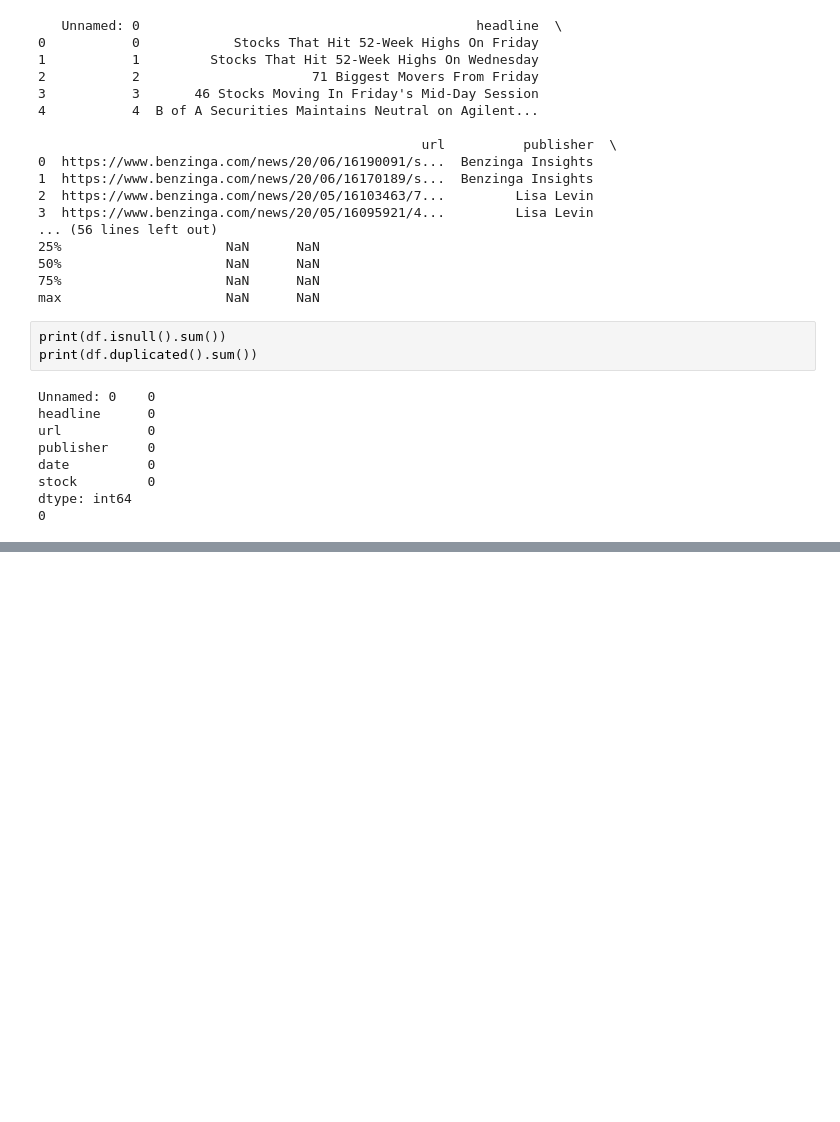
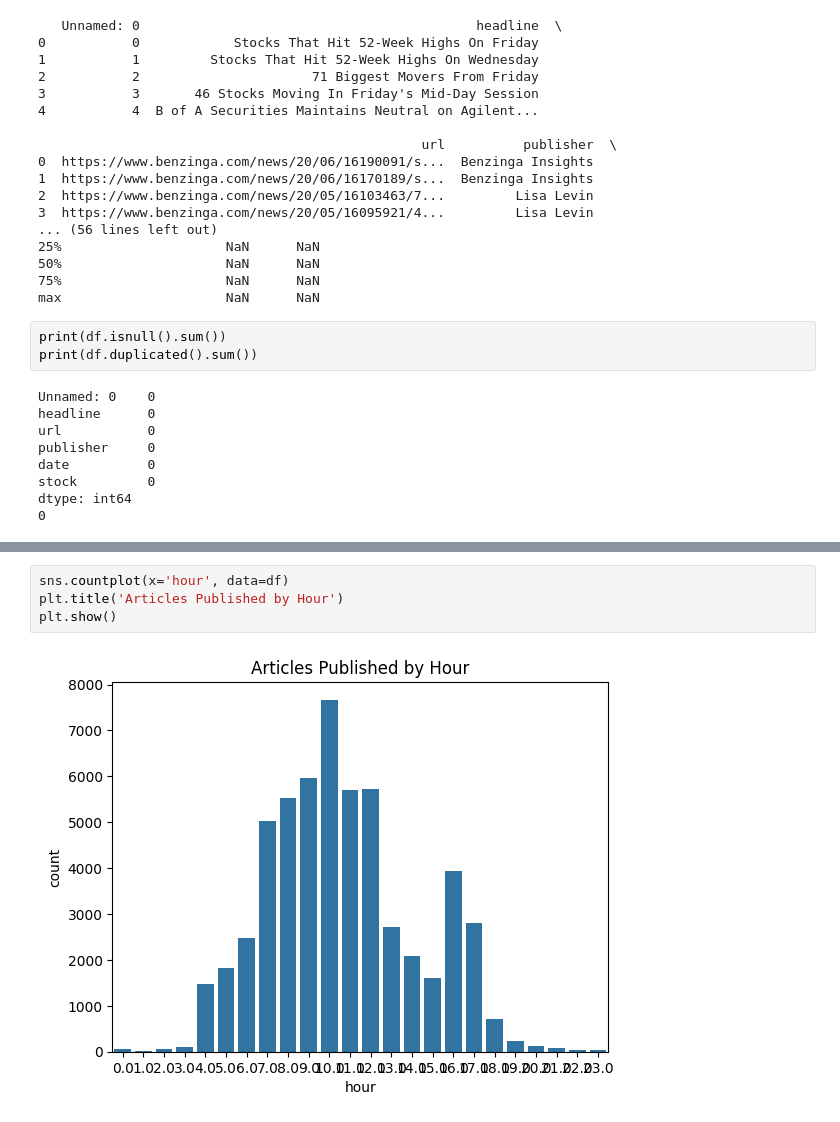
Before and after one commit to SaraFedlu/FinNews-Sentiment-Stock-Correlation-Analysis, a Jupyter notebook: notebooks/eda.ipynb, the cells around one changed output, grey strips where cells are left out. Cells and saved outputs as stored; diff of their text form; blank space fills up the shorter version.

```diff
--- a/notebooks/eda.ipynb
+++ b/notebooks/eda.ipynb
@@ -50,0 +107,6 @@ df.dropna(subset=['headline', 'date', 'stock'], inplace=True)
+# %%
+sns.countplot(x='hour', data=df)
+plt.title('Articles Published by Hour')
+plt.show()
+# %% [output]
+[figure, added]
```
Also changed, not shown: parts of 12 cells of this notebook.
